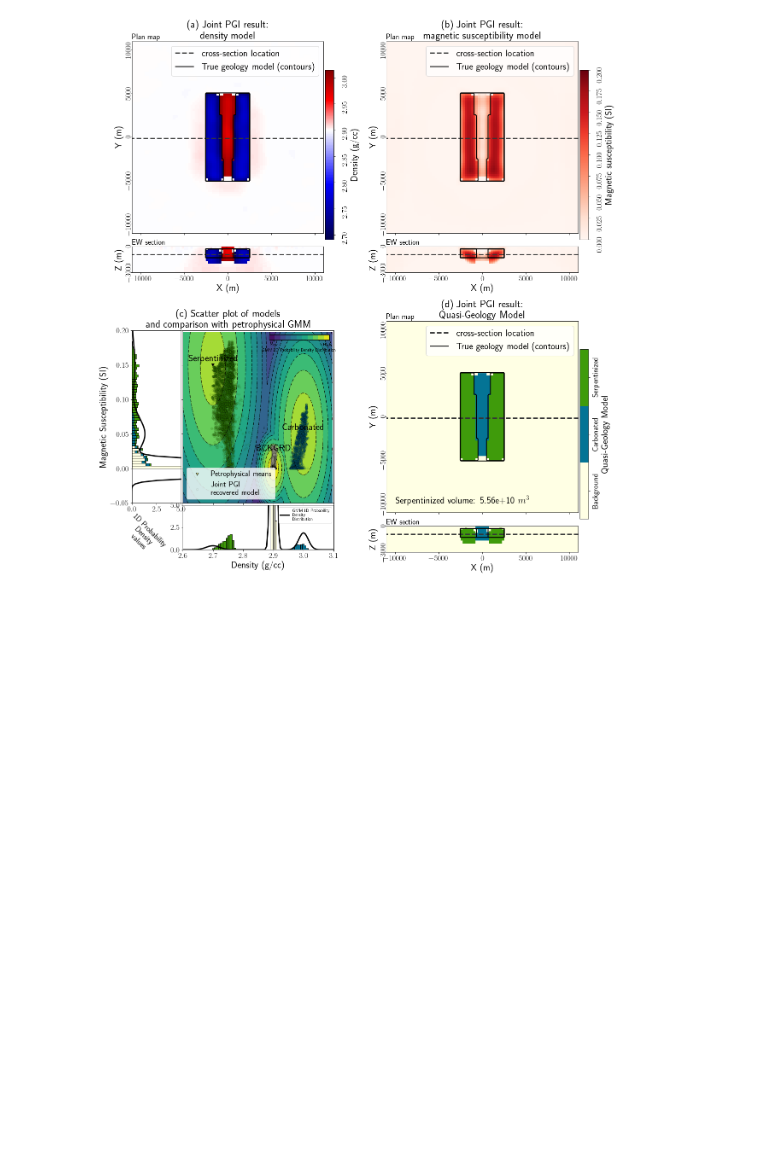
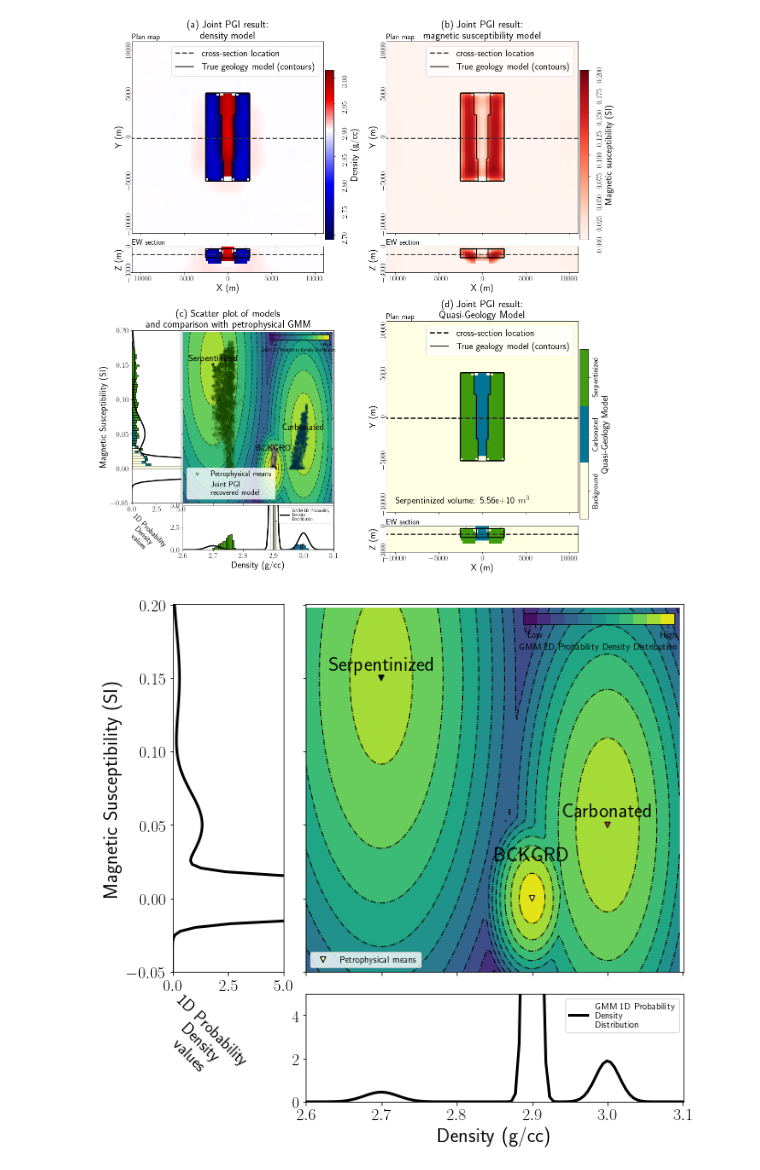
Before and after one commit to simpeg-research/Fast-Times-2021-Carbon-Mineralization, a Jupyter notebook: 3_blocks_model/Final_Visualization/MakeFigures-3blocks.ipynb, the cells around one changed output. Saved outputs shown, nothing was run; the diff lists cells and outputs as text; code cells hidden in the pictures; blank space fills up the shorter version.

Commit message:
add GMM figure

```diff
--- a/3_blocks_model/Final_Visualization/MakeFigures-3blocks.ipynb
+++ b/3_blocks_model/Final_Visualization/MakeFigures-3blocks.ipynb
@@ -979,0 +982,31 @@ fig.savefig('synthetic-joint-pgi-3blocks.png', dpi=150,bbox_inches='tight', pad_
+# %%
+fig = plt.figure(figsize=(10, 10))
+ax0 = plt.subplot2grid((4, 4), (3, 1), colspan=3)
+ax1 = plt.subplot2grid((4, 4), (0, 1), colspan=3, rowspan=3)
+ax2 = plt.subplot2grid((4, 4), (0, 0), rowspan=3)# Plot GMM
+[ax0,ax1,ax2] = gmm_joint.plot_pdf(ax=[ax0,ax1,ax2],flag2d=True, padding=0.334)
+
+# all panels
+for axx in [ax0,ax1,ax2]:
+    axx.tick_params(labelsize=ticksize)
+
+# details of 2D panel
+ax1.text(2.7,0.155, 'Serpentinized', fontsize=labelsize, ha='center')
+ax1.text(3.0,0.055, 'Carbonated', fontsize=labelsize, ha='center')
+ax1.text(2.9, 0.025, 'BCKGRD', fontsize=labelsize, ha='center')#, color='white')
+ax1.set_xticklabels([])
+ax1.set_yticklabels([])
+
+ax0.set_ylim([0,5])
+ax0.set_xlabel('Density (g/cc)', fontsize=labelsize)
+ax0.set_ylabel('')
+
+ax2.set_xlim([0,5])
+ax2.set_xlabel('1D Probability\nDensity\nvalues',fontsize=18,
+               rotation=-45, labelpad=0,x=0.25)
+ax2.set_ylabel('Magnetic Susceptibility (SI)', fontsize=labelsize)
+ax2.get_legend().remove()
+
+plt.show()
+# %% [output]
+[figure, added]
```
Also changed, not shown: parts of 2 cells of this notebook, 3 other files.
